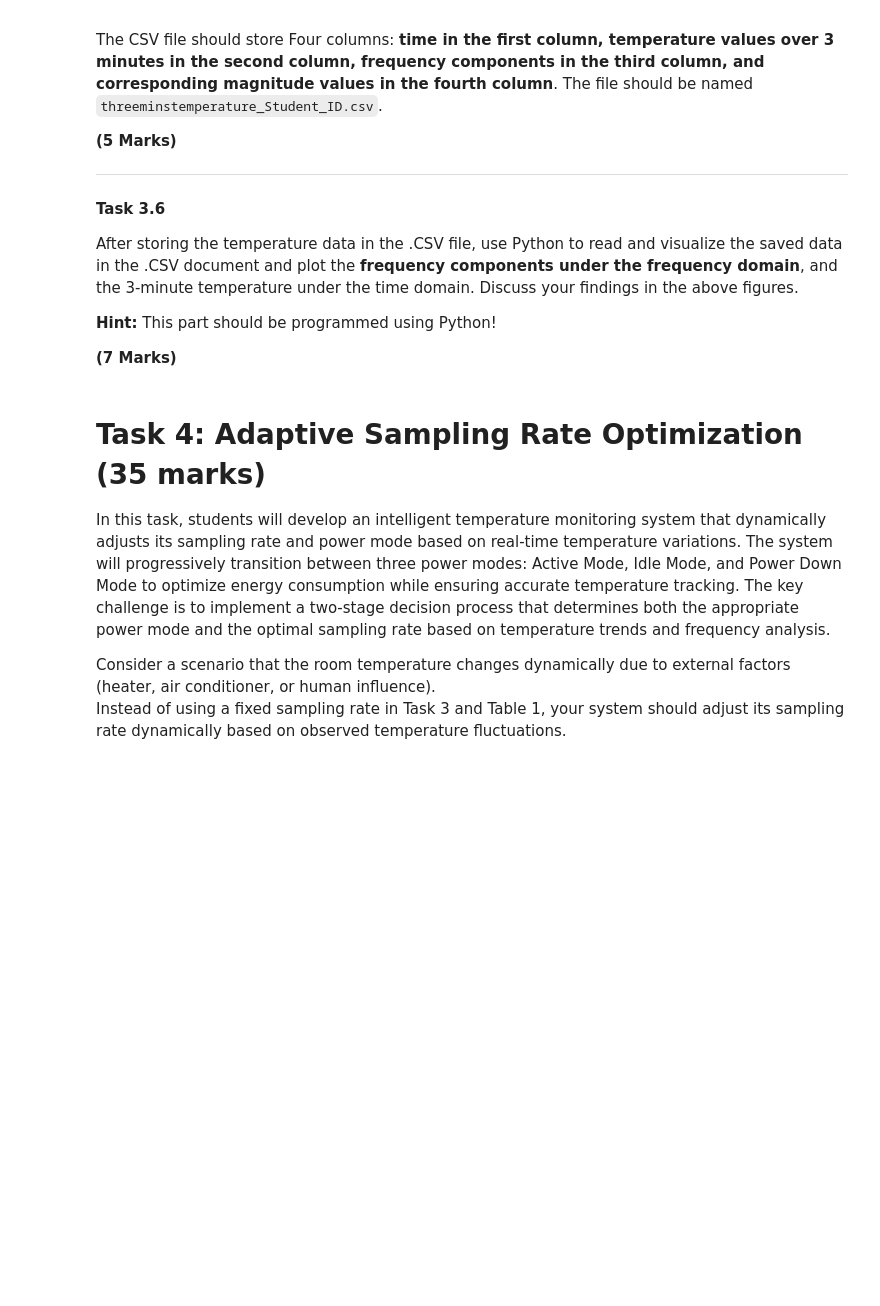
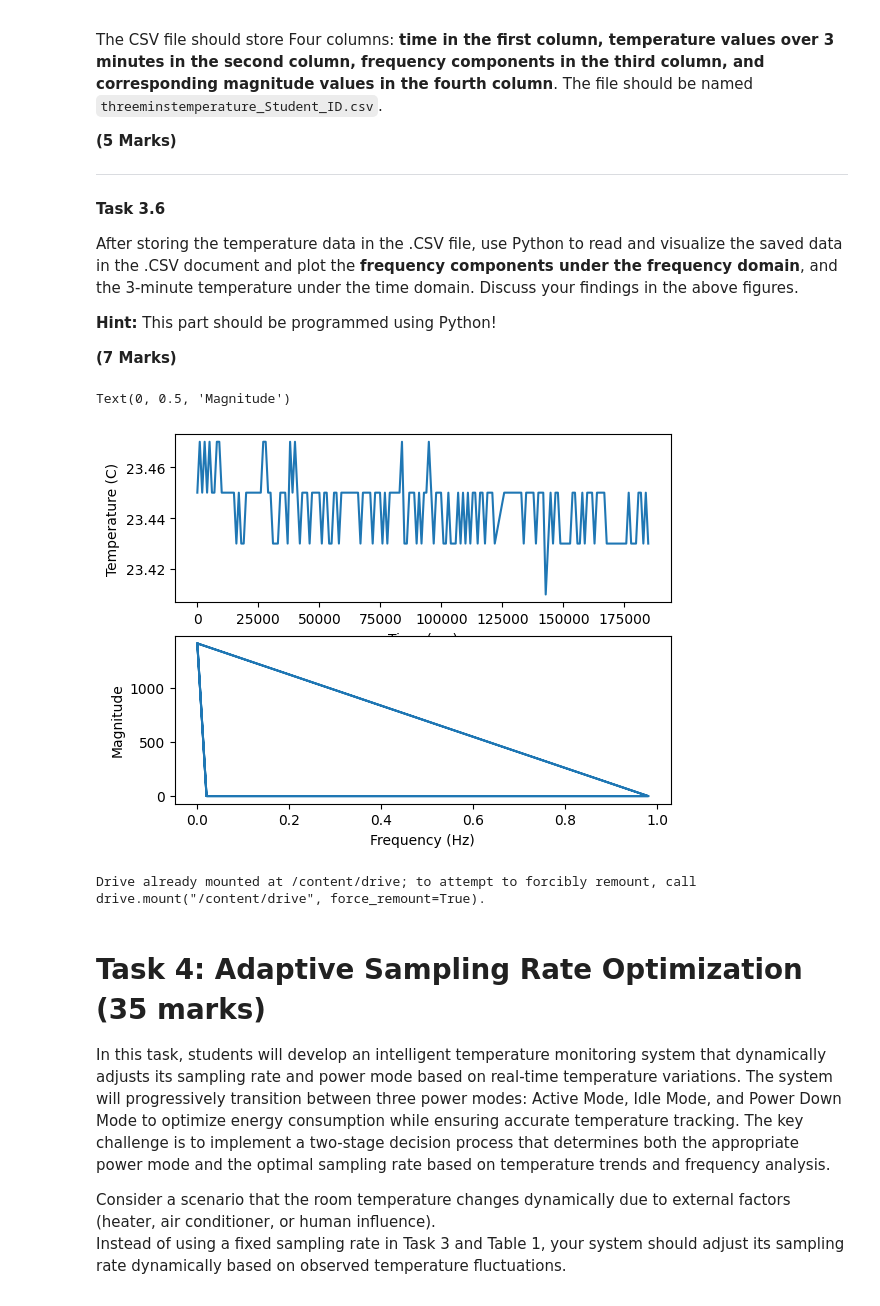
Before and after one commit to KamalSemaan/F413289_WSA024_Arduino_Python_Coursework, a Jupyter notebook: 24WSA024_JNB_Arduino_Coursework_Final_2025S2(V1).ipynb, the cells around one changed output. Drawn from its saved outputs; the diff is of its cells as text; code cells hidden in the pictures; blank space fills up the shorter version.

```diff
--- a/24WSA024_JNB_Arduino_Coursework_Final_2025S2(V1).ipynb
+++ b/24WSA024_JNB_Arduino_Coursework_Final_2025S2(V1).ipynb
@@ -678,21 +678,47 @@ Explanation for Task 3.5
 # %%
 #@title Answer for task 3.6
 # Write your Python code here
 #
 # NOTE - Only this code cell and outputs will be assessed for task 3.6. Any
 # code you produce, including support functions or required imports must be in
 # this cell otherwise the assessment scripts might not be able to evaluate your
 # code.
 #
 # Note this cell must read your csv file uploaded with your submission and
 # should run!
 
 
 import numpy as np
 import matplotlib.pyplot as plt
+import pandas as pd
 
 # Adjust the file path for your .csv file.
-file_path = r"C:\Users\myname\downloads\temperature.csv"
+file_path = "/content/drive/MyDrive/temperature.csv"
+
+df = pd.read_csv(file_path)
+
+time_list = df['Time (ms)'].tolist()
+temp_list = df['Temperature (C)'].tolist()
+freq_list = df['Frequency (Hz)'].tolist()
+mag_list = df['Magnitude'].tolist()
+
+plt.subplot(2, 1, 1)
+plt.plot(time_list,temp_list)
+plt.xlabel("Time (ms)")
+plt.ylabel("Temperature (C)")
+
+plt.subplot(2, 1, 2)
+plt.plot(freq_list,mag_list)
+plt.xlabel("Frequency (Hz)")
+plt.ylabel("Magnitude")
+# %% [output]
+Text(0, 0.5, 'Magnitude')
+[figure, added]
+# %%
+from google.colab import drive
+drive.mount('/content/drive')
+# %% [output]
+Drive already mounted at /content/drive; to attempt to forcibly remount, call drive.mount("/content/drive", force_remount=True).
 # %% [markdown]
 # **Task 4: Adaptive Sampling Rate Optimization (35 marks)**
 
```
